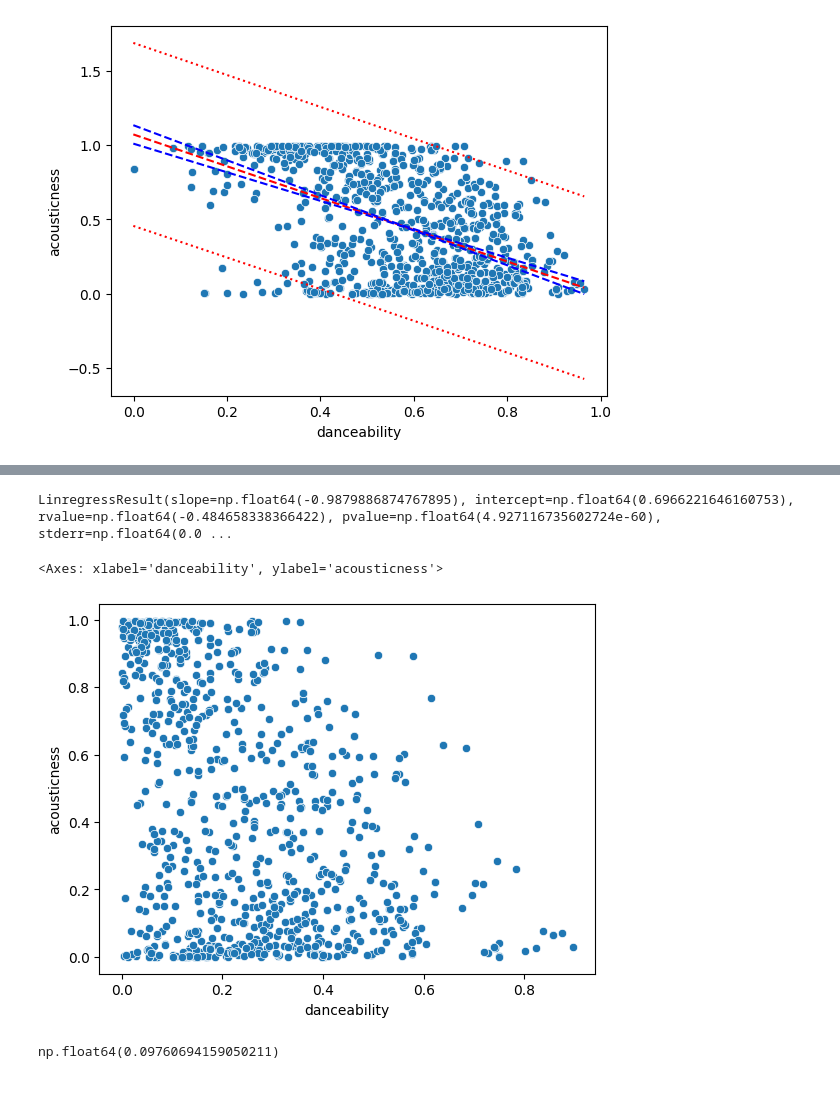
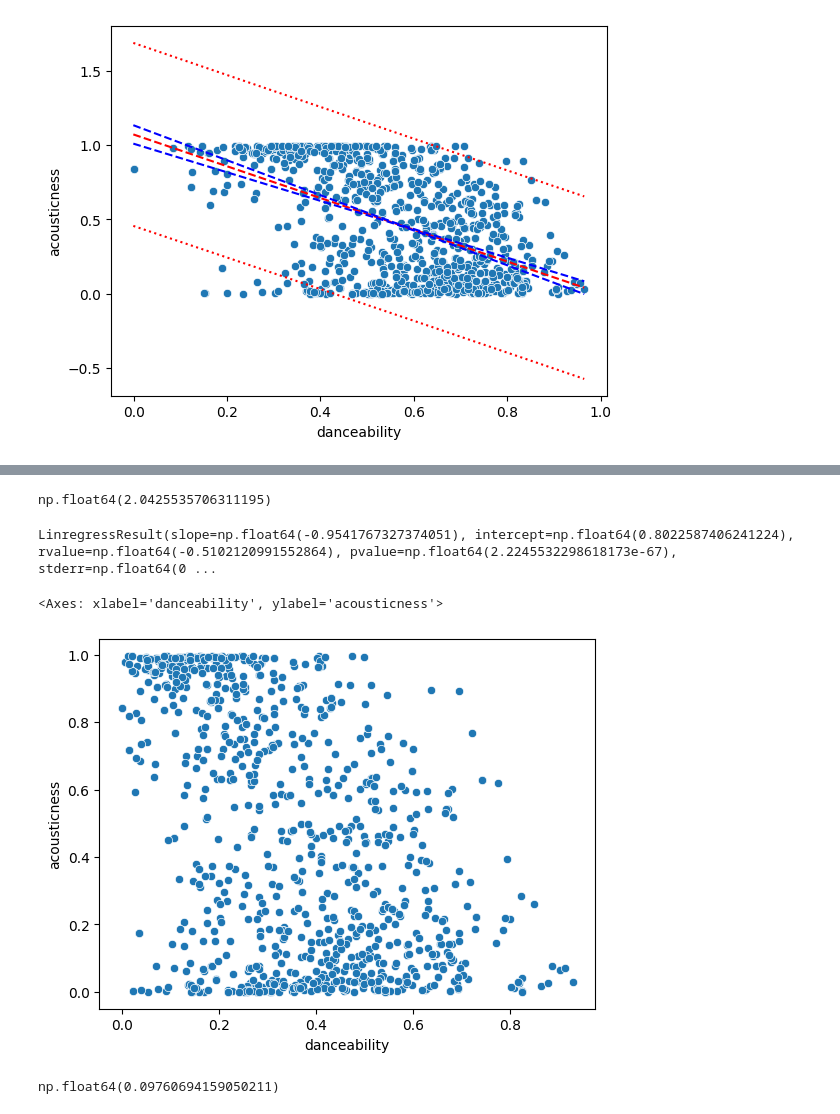
Before and after one commit to SamuAP19/StatsII_project, a Jupyter notebook: Project_StatsII.ipynb, the cells around one changed output, grey strips where cells are left out. Drawn from its saved outputs; the diff is of its cells as text; code cells hidden in the pictures.

```diff
--- a/Project_StatsII.ipynb
+++ b/Project_StatsII.ipynb
@@ -167,15 +192,20 @@ plt.plot(x0, outp_hi, 'r:')
+# %%
+d = np.sum(np.diff(e)**2)/sse
+d
+# %% [output]
+np.float64(2.0425535706311195)
 # %%
-z = x**3
-er2 = st.linregress(z,y)
+q = x**2
+er2 = st.linregress(q,y)
 er2
 # %% [output]
-LinregressResult(slope=np.float64(-0.9879886874767895), intercept=np.float64(0.6966221646160753), rvalue=np.float64(-0.484658338366422), pvalue=np.float64(4.927116735602724e-60), stderr=np.float64(0.0 ...
+LinregressResult(slope=np.float64(-0.9541767327374051), intercept=np.float64(0.8022587406241224), rvalue=np.float64(-0.5102120991552864), pvalue=np.float64(2.2245532298618173e-67), stderr=np.float64(0 ...
 # %%
-z
-sns.scatterplot(data=df_samplevar,x=z,y=y)
+q
+sns.scatterplot(data=df_samplevar,x=q,y=y)
 # %% [output]
 <Axes: xlabel='danceability', ylabel='acousticness'>
-[figure, old version]
+[figure, new version]
 # %%
 c = er2.intercept
 d = er2.slope
```
Also changed, not shown: parts of 15 cells of this notebook.
